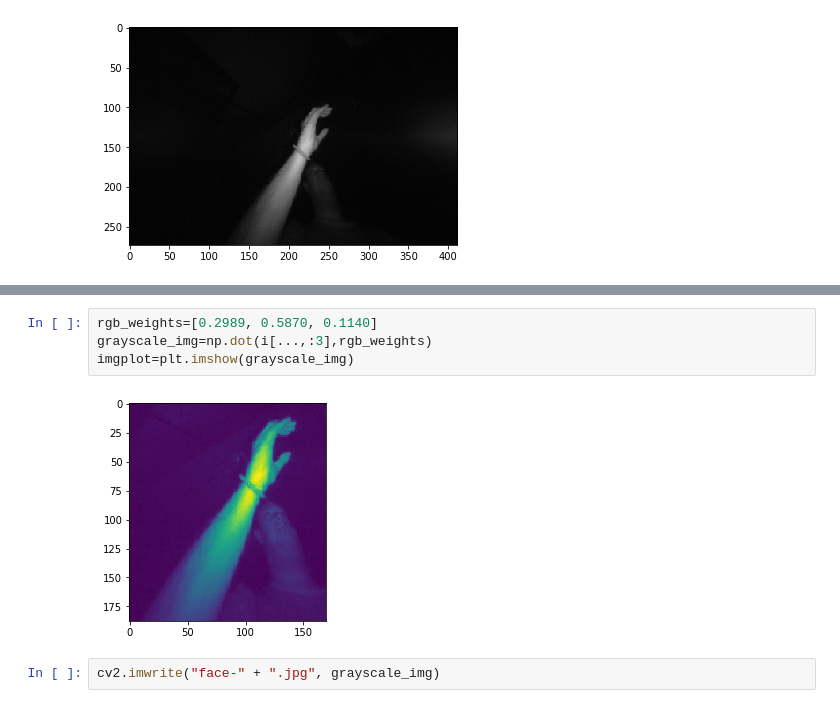
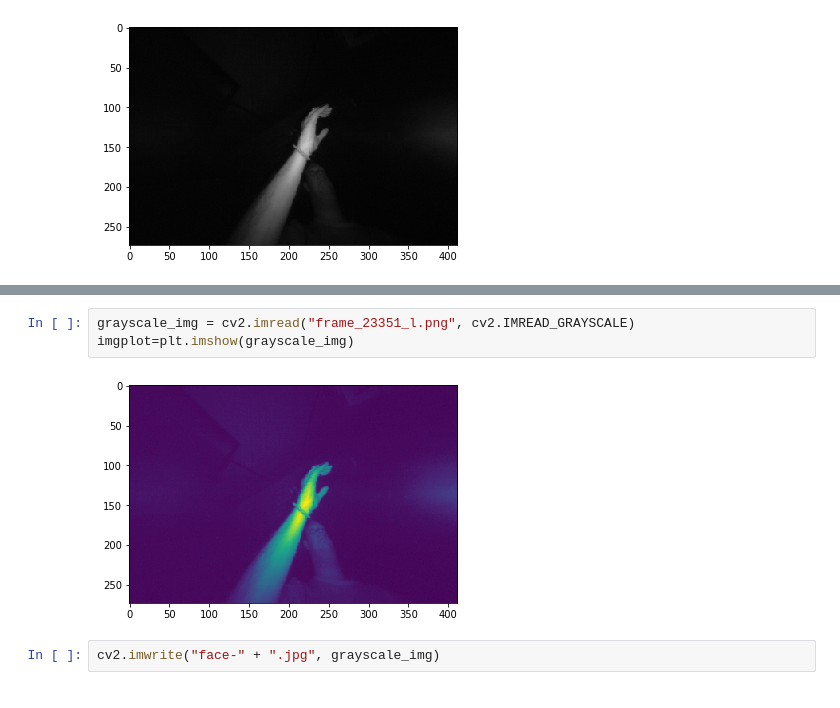
Before and after one commit to Rahulo5/GesturePredictionML, a Jupyter notebook: myfirst.ipynb, the cells around one changed output, grey strips where cells are left out. Saved outputs shown, nothing was run; the diff lists cells and outputs as text.

```diff
--- a/myfirst.ipynb
+++ b/myfirst.ipynb
@@ -26,9 +26,8 @@ imgplot=plt.imshow(i)
-# %%
-rgb_weights=[0.2989, 0.5870, 0.1140]
-grayscale_img=np.dot(i[...,:3],rgb_weights)
-imgplot=plt.imshow(grayscale_img)
-# %% [output]
-[figure, removed]
+# %%
+grayscale_img = cv2.imread("frame_23351_l.png", cv2.IMREAD_GRAYSCALE)
+imgplot=plt.imshow(grayscale_img)
+# %% [output]
+[figure, added]
 # %%
 cv2.imwrite("face-" + ".jpg", grayscale_img)
 # %% [output]
```
Also changed, not shown: parts of 7 cells of this notebook.
